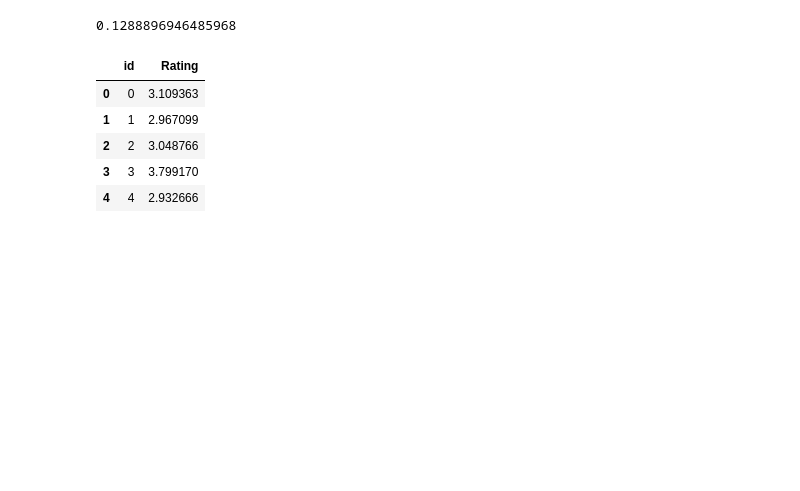
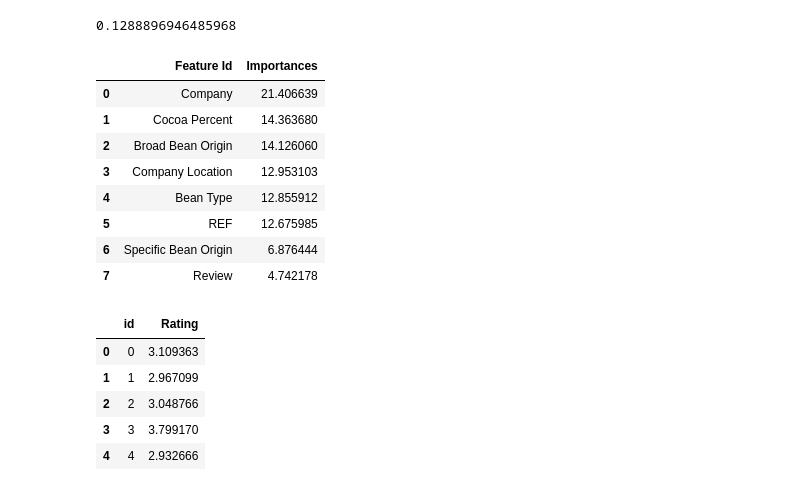
Before and after one commit to PolyakovMA/chocolate-review, a Jupyter notebook: Chocolate_reviews.ipynb, the cells around one changed output. Saved outputs shown, nothing was run; the diff lists cells and outputs as text; code cells hidden in the pictures; blank space fills up the shorter version.

```diff
--- a/Chocolate_reviews.ipynb
+++ b/Chocolate_reviews.ipynb
@@ -419,6 +419,19 @@ pred = model.predict(X_val_1)
 r2_score(y_val_1, pred)
 # %% [output]
 0.1288896946485968
+# %%
+importances = model.get_feature_importance(prettified=True)
+importances
+# %% [output]
+|  | Feature Id | Importances |
+| 0 | Company | 21.406639 |
+| 1 | Cocoa Percent | 14.363680 |
+| 2 | Broad Bean Origin | 14.126060 |
+| 3 | Company Location | 12.953103 |
+| 4 | Bean Type | 12.855912 |
+| 5 | REF | 12.675985 |
+| 6 | Specific Bean Origin | 6.876444 |
+| 7 | Review | 4.742178 |
 # %%
 model.fit(X_train, y_train)
 # %%
```
Also changed, not shown: parts of 5 cells of this notebook.
